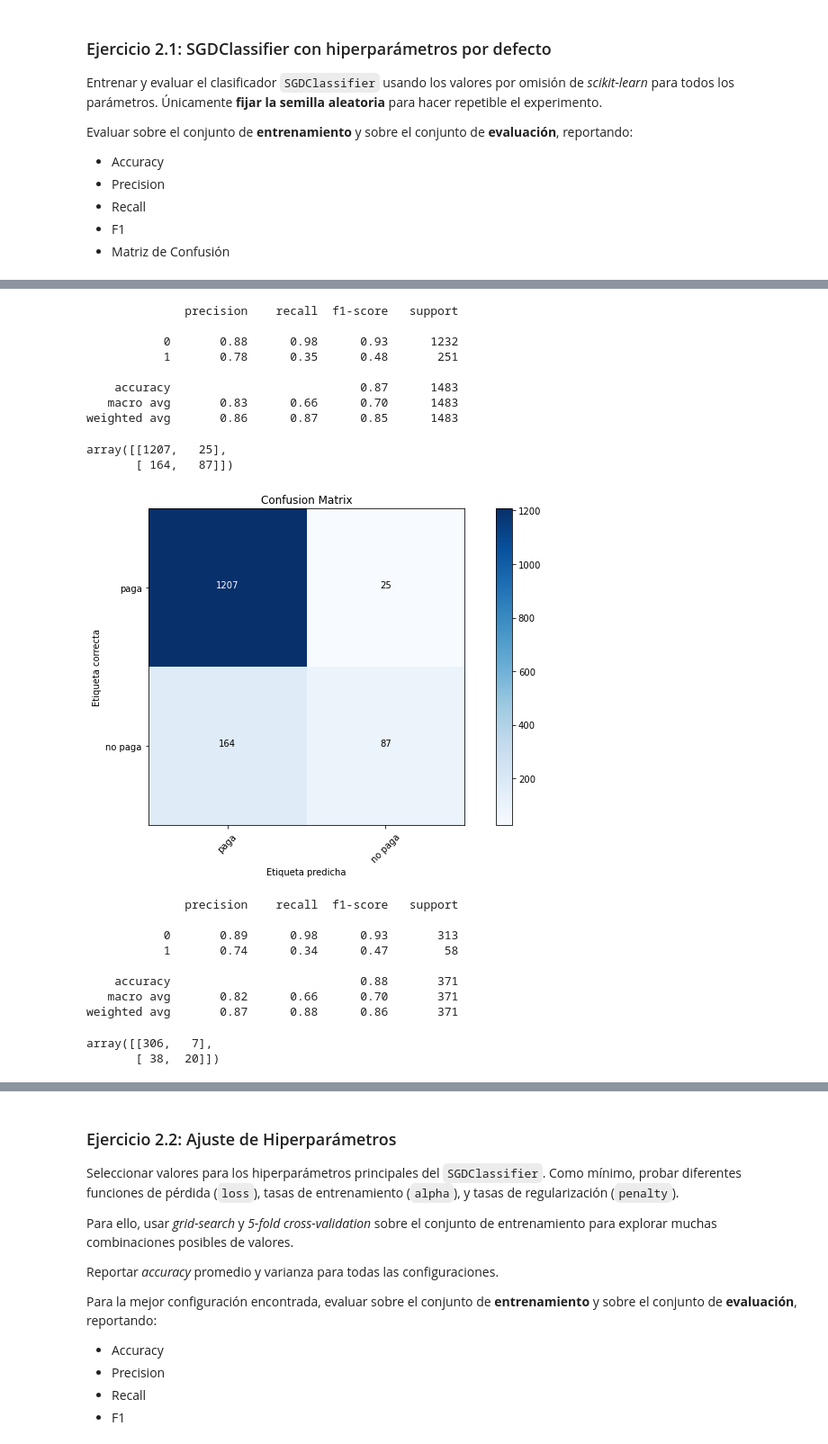
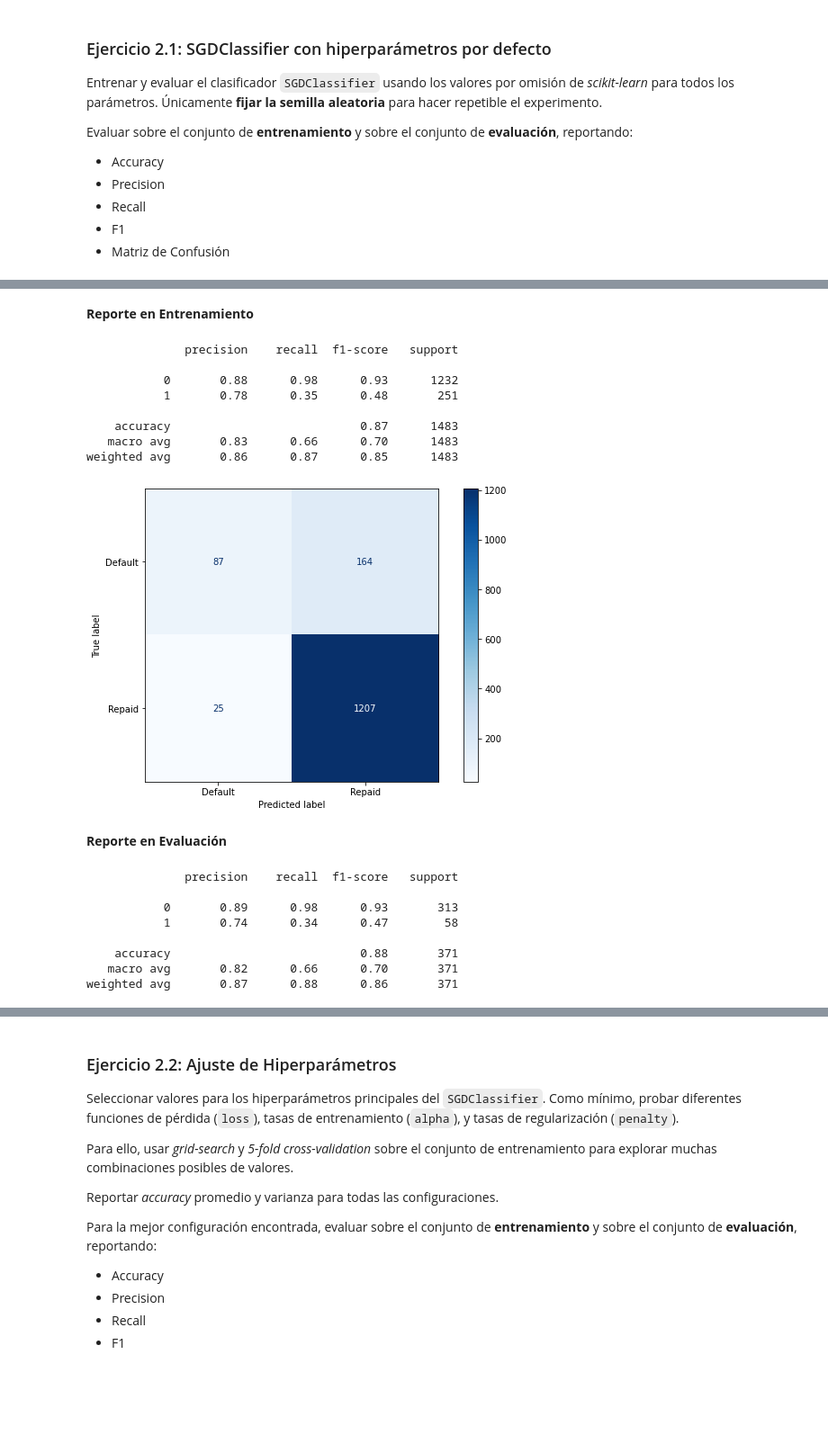
Before and after one commit to mgobbi289/DiploDatos, a Jupyter notebook: IntroduccionAprendizajeAutomatico/Lab_2.ipynb, the cells around one changed output, grey strips where cells are left out. Shown at 90% size. Drawn from its saved outputs; the diff is of its cells as text; code cells hidden in the pictures; blank space fills up the shorter version.

```diff
--- a/IntroduccionAprendizajeAutomatico/Lab_2.ipynb
+++ b/IntroduccionAprendizajeAutomatico/Lab_2.ipynb
@@ -159 +168,3 @@ y_test_pred = model.predict(X_test)
+# %% [markdown]
+**Reporte en Entrenamiento**
 # %%
@@ -167,20 +180,15 @@ print(classification_report(y_train, y_train_pred, zero_division=0))
     accuracy                           0.87      1483
    macro avg       0.83      0.66      0.70      1483
 weighted avg       0.86      0.87      0.85      1483
-# %%
-# Matriz de Confusión
-# 0:0 TN | 0:1 FP | 1:0 FN | 1:1 TP
-# Si el cliente paga, se toma como un negativo.
-cm = confusion_matrix(y_train, y_train_pred)
-
-cm
-# %% [output]
-array([[1207,   25],
-       [ 164,   87]])
-# %%
-fig = plt.figure(figsize=(10, 6))
-
-plot_confusion_matrix(cm, ['paga', 'no paga'])
-# %% [output]
-[figure, removed]
+# %%
+fig, ax = plt.subplots(figsize=(10, 6))
+
+plot_confusion_matrix(model, X_train, y_train,
+                      ax=ax, cmap=plt.cm.Blues,
+                      labels=[1, 0],
+                      display_labels=['Default', 'Repaid']);
+# %% [output]
+[figure, added]
+# %% [markdown]
+**Reporte en Evaluación**
 # %%
@@ -194,13 +204,3 @@ print(classification_report(y_test, y_test_pred, zero_division=0))
     accuracy                           0.88       371
    macro avg       0.82      0.66      0.70       371
 weighted avg       0.87      0.88      0.86       371
-# %%
-# Matriz de Confusión
-# 0:0 TN | 0:1 FP | 1:0 FN | 1:1 TP
-# Si el cliente paga, se toma como un negativo.
-cm = confusion_matrix(y_test, y_test_pred)
-
-cm
-# %% [output]
-array([[306,   7],
-       [ 38,  20]])
```
Also changed, not shown: parts of 74 cells of this notebook.
